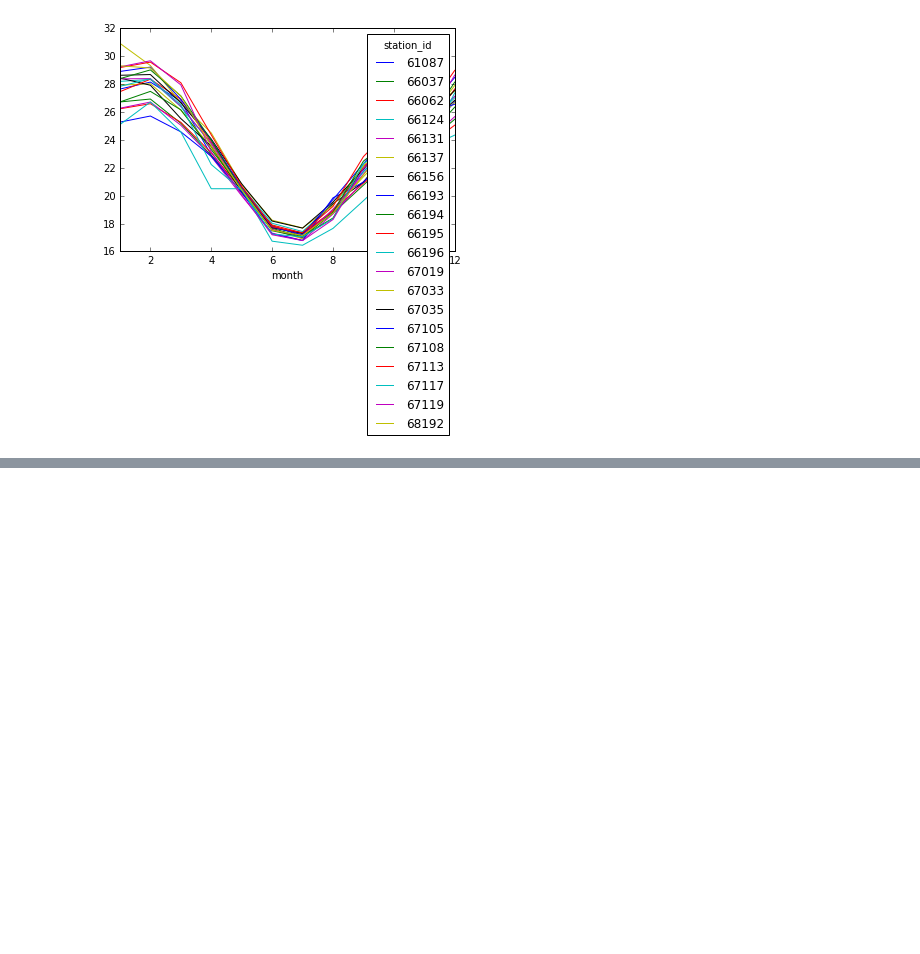
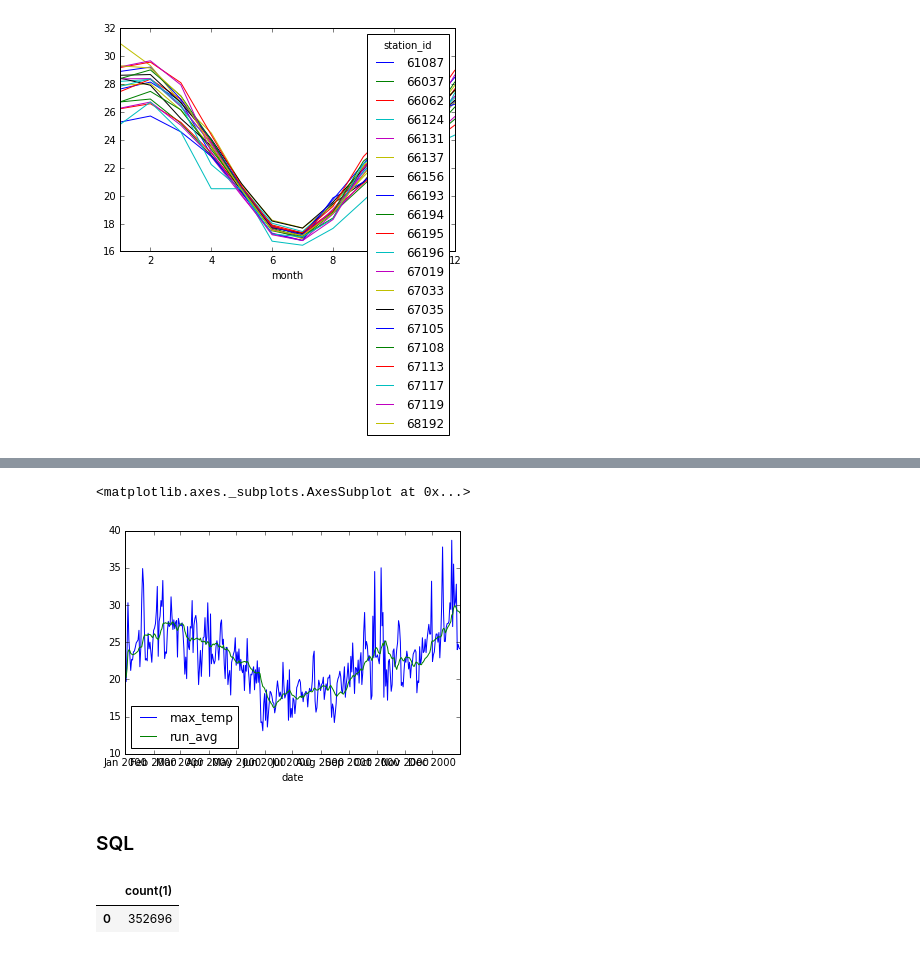
Before and after one commit to piotrszul/spark-tutorial, a Jupyter notebook: notebooks/2.3_StructuredData-Analyzing.ipynb, the cells around one changed output, grey strips where cells are left out. Saved outputs shown, nothing was run; the diff lists cells and outputs as text; code cells hidden in the pictures; blank space fills up the shorter version.

```diff
--- a/notebooks/2.3_StructuredData-Analyzing.ipynb
+++ b/notebooks/2.3_StructuredData-Analyzing.ipynb
@@ -155,0 +258,20 @@ df.groupby('Year')
+# %%
+
+from pyspark.sql import Window
+bomWithDateDF.where((col('station_id') == 66062) & (col('year') == 2000)) \
+             .select(col('date'), col('max_temp'), avg(col('max_temp')) \
+             .over(Window.orderBy(col('date')) \
+                   .partitionBy(col('station_id')).rowsBetween(-14,Window.currentRow )).alias('run_avg')).sort('date')\
+    .toPandas().set_index('date').plot()
+# %% [output]
+<matplotlib.axes._subplots.AxesSubplot at 0x...>
+[figure, added]
+# %% [markdown]
+### SQL
+# %%
+bomDF.registerTempTable('bom')
+
+sql('SELECT COUNT(*) FROM bom')
+# %% [output]
+|  | count(1) |
+| 0 | 352696 |
```
Also changed, not shown: parts of 14 cells of this notebook, 2 other files.
